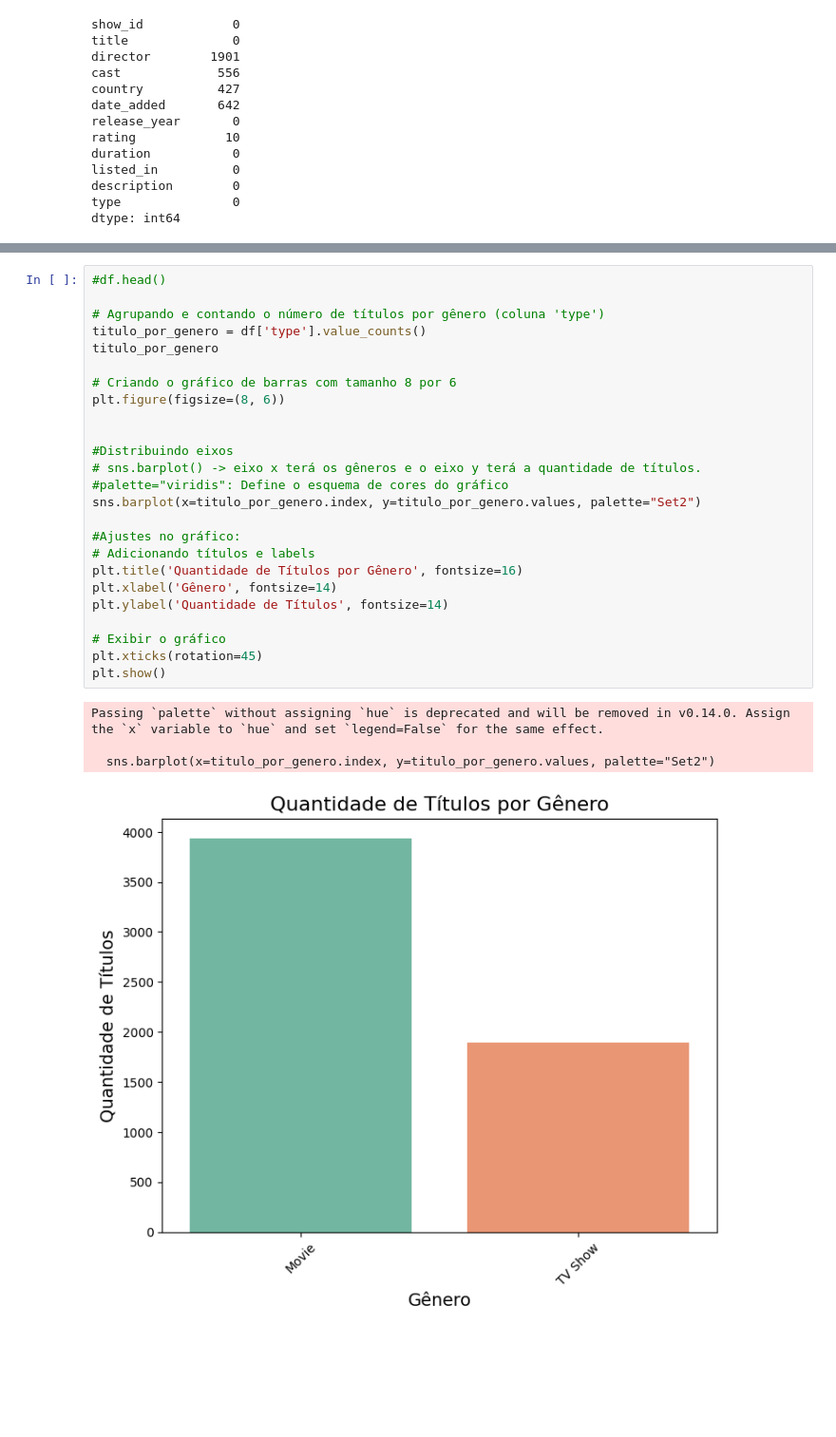
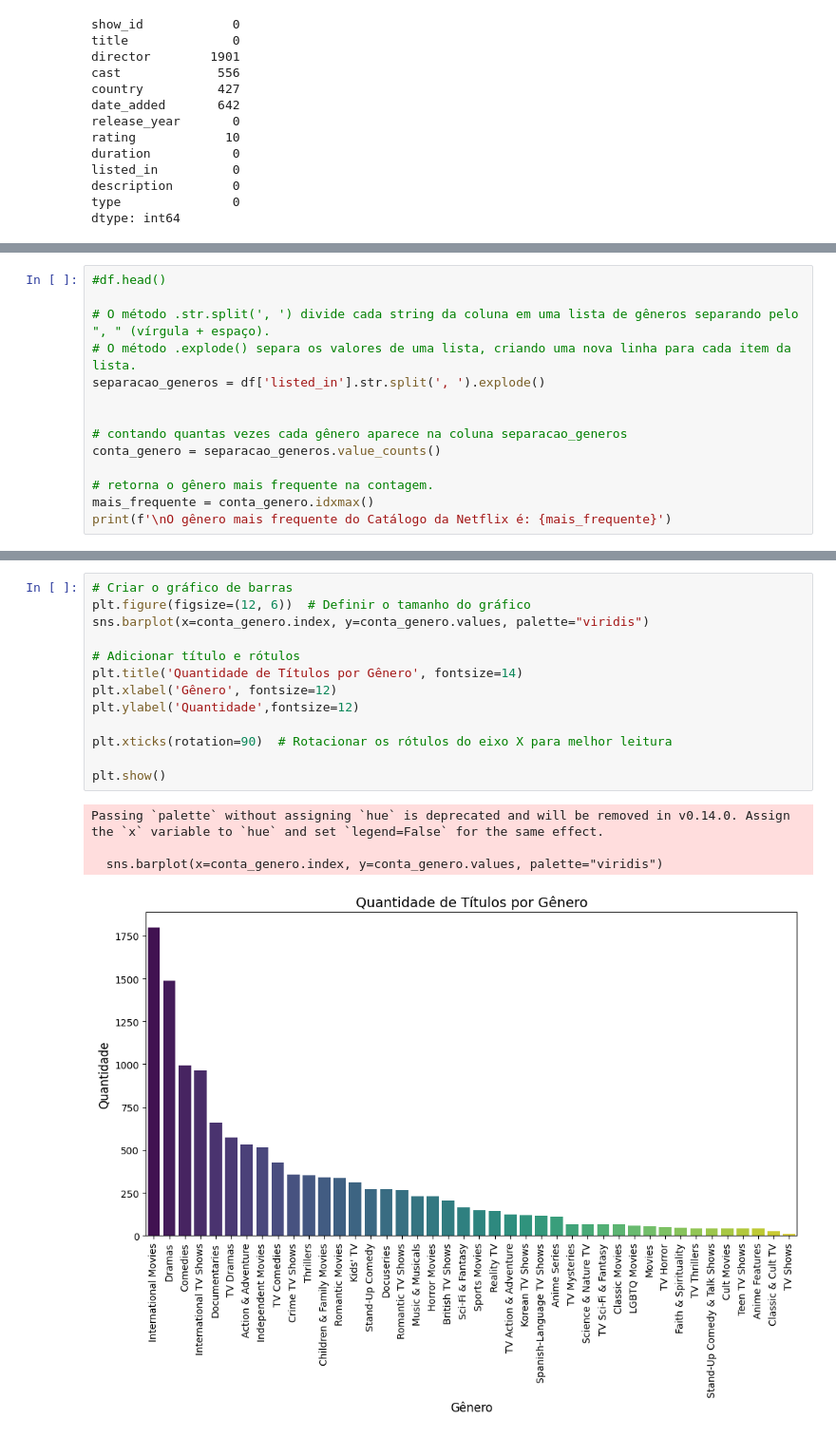
Before and after one commit to bellabrandoni/LocalizaDataAnlytics-Womakers, a Jupyter notebook: Estatisitica com Python- Frequências e Medidas/Desafio/Challenge - Frequências e Medidas.ipynb, the cells around one changed output, grey strips where cells are left out. Shown at 95% size. Drawn from its saved outputs; the diff is of its cells as text; blank space fills up the shorter version.

Commit message:
Exploração, análise de frequência, estatística e visualização de dados com bibliotecas pandas, matplotlib

```diff
--- a/Estatisitica com Python- Frequências e Medidas/Desafio/Challenge - Frequências e Medidas.ipynb
+++ b/Estatisitica com Python- Frequências e Medidas/Desafio/Challenge - Frequências e Medidas.ipynb
@@ -144,0 +135,14 @@ Genero mais frequente: Movie
+# %%
+#df.head()
+
+# O método .str.split(', ') divide cada string da coluna em uma lista de gêneros separando pelo ", " (vírgula + espaço).
+# O método .explode() separa os valores de uma lista, criando uma nova linha para cada item da lista.
+separacao_generos = df['listed_in'].str.split(', ').explode()
+
+
+# contando quantas vezes cada gênero aparece na coluna separacao_generos
+conta_genero = separacao_generos.value_counts()
+
+# retorna o gênero mais frequente na contagem.
+mais_frequente = conta_genero.idxmax()
+print(f'\nO gênero mais frequente do Catálogo da Netflix é: {mais_frequente}')
@@ -216,30 +238,18 @@ filmes.
 # %%
-#df.head()
+# Criar o gráfico de barras
+plt.figure(figsize=(12, 6))  # Definir o tamanho do gráfico
+sns.barplot(x=conta_genero.index, y=conta_genero.values, palette="viridis")
 
-# Agrupando e contando o número de títulos por gênero (coluna 'type')
-titulo_por_genero = df['type'].value_counts()
-titulo_por_genero
+# Adicionar título e rótulos
+plt.title('Quantidade de Títulos por Gênero', fontsize=14)
+plt.xlabel('Gênero', fontsize=12)
+plt.ylabel('Quantidade',fontsize=12)
 
-# Criando o gráfico de barras com tamanho 8 por 6
-plt.figure(figsize=(8, 6))
+plt.xticks(rotation=90)  # Rotacionar os rótulos do eixo X para melhor leitura
 
-
-#Distribuindo eixos
-# sns.barplot() -> eixo x terá os gêneros e o eixo y terá a quantidade de títulos.
-#palette="viridis": Define o esquema de cores do gráfico
-sns.barplot(x=titulo_por_genero.index, y=titulo_por_genero.values, palette="Set2")
-
-#Ajustes no gráfico:
-# Adicionando títulos e labels
-plt.title('Quantidade de Títulos por Gênero', fontsize=16)
-plt.xlabel('Gênero', fontsize=14)
-plt.ylabel('Quantidade de Títulos', fontsize=14)
-
-# Exibir o gráfico
-plt.xticks(rotation=45)
 plt.show()
 # %% [output]
 Passing `palette` without assigning `hue` is deprecated and will be removed in v0.14.0. Assign the `x` variable to `hue` and set `legend=False` for the same effect.
 
-  sns.barplot(x=titulo_por_genero.index, y=titulo_por_genero.values, palette="Set2")
+  sns.barplot(x=conta_genero.index, y=conta_genero.values, palette="viridis")
-[figure, old version]
+[figure, new version]
```
Also changed, not shown: parts of 19 cells of this notebook.
